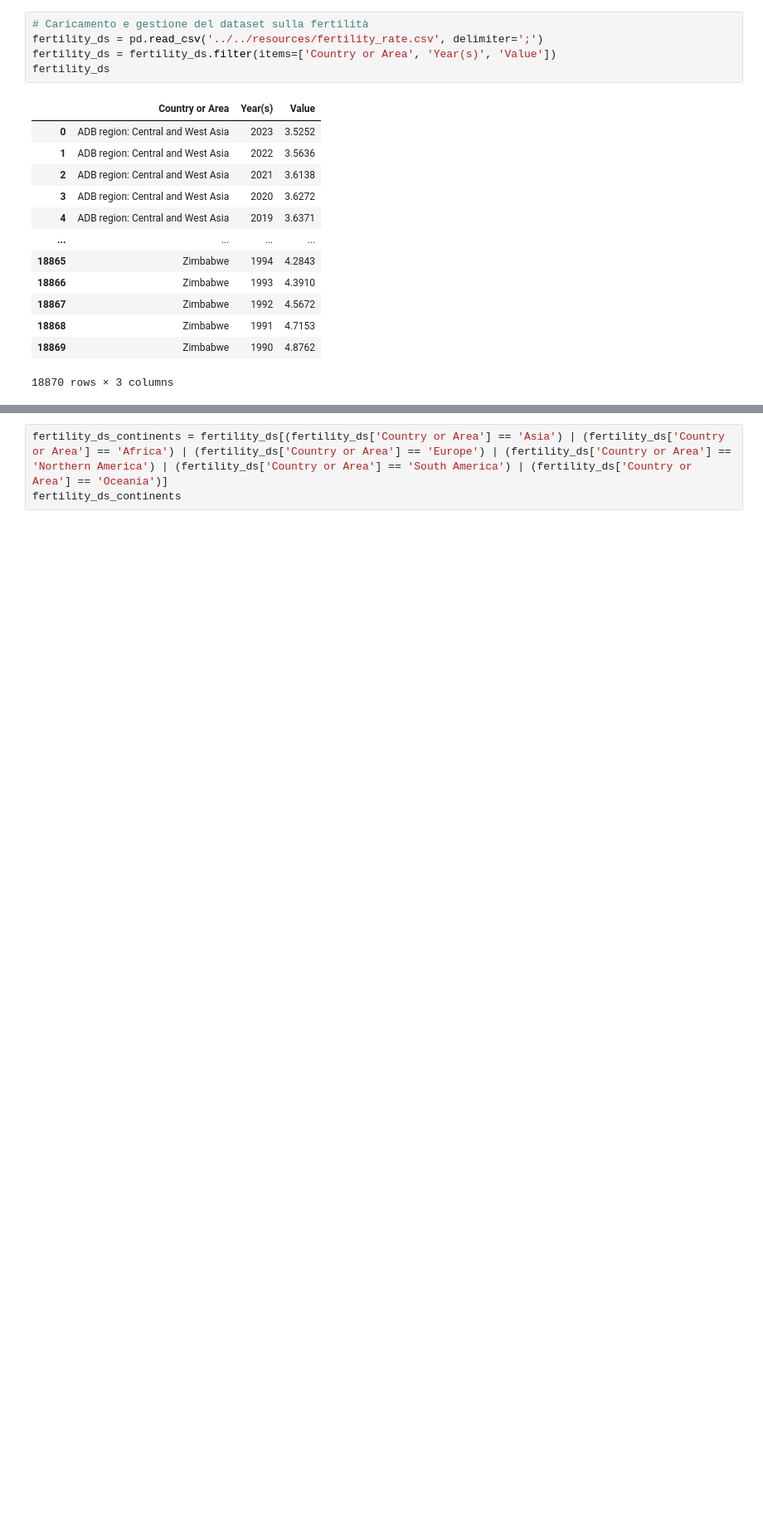
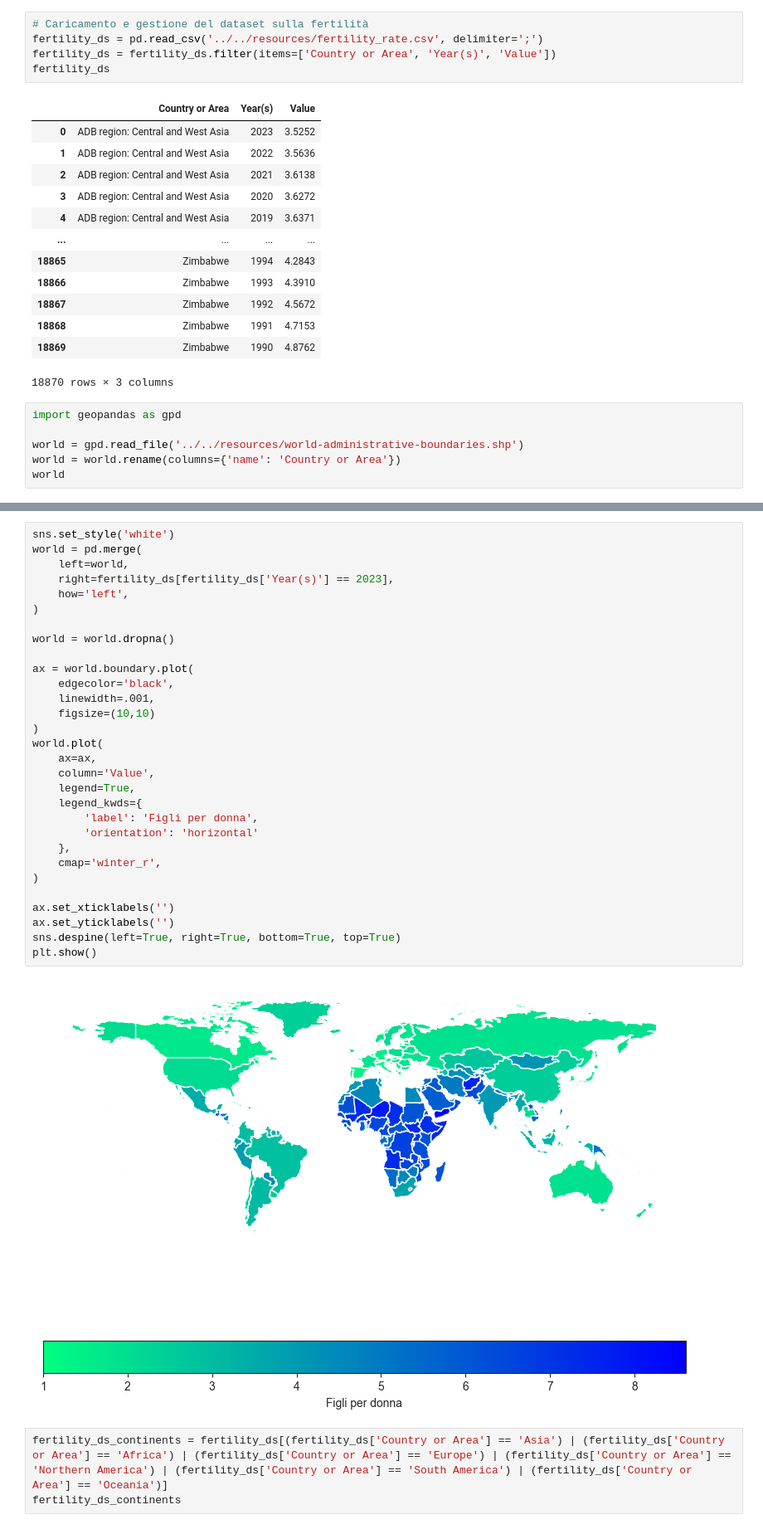
Before and after one commit to ByZeroMatt/SciVis_Project_2024, a Jupyter notebook: src/main/main.ipynb, the cells around one changed output, grey strips where cells are left out. Shown at 83% size. Cells and saved outputs as stored; diff of their text form; blank space fills up the shorter version.

```diff
--- a/src/main/main.ipynb
+++ b/src/main/main.ipynb
@@ -24,3 +24,9 @@ fertility_ds
 | 18868 | Zimbabwe | 1991 | 4.7153 |
 | 18869 | Zimbabwe | 1990 | 4.8762 |
 18870 rows × 3 columns
+# %%
+import geopandas as gpd
+
+world = gpd.read_file('../../resources/world-administrative-boundaries.shp')
+world = world.rename(columns={'name': 'Country or Area'})
+world
@@ -27,3 +47,35 @@ fertility_ds
+# %%
+sns.set_style('white')
+world = pd.merge(
+    left=world,
+    right=fertility_ds[fertility_ds['Year(s)'] == 2023],
+    how='left',
+)
+
+world = world.dropna()
+
+ax = world.boundary.plot(
+    edgecolor='black',
+    linewidth=.001,
+    figsize=(10,10)
+)
+world.plot(
+    ax=ax,
+    column='Value',
+    legend=True,
+    legend_kwds={
+        'label': 'Figli per donna',
+        'orientation': 'horizontal'
+    },
+    cmap='winter_r',
+)
+
+ax.set_xticklabels('')
+ax.set_yticklabels('')
+sns.despine(left=True, right=True, bottom=True, top=True)
+plt.show()
+# %% [output]
+[figure, added]
 # %%
 fertility_ds_continents = fertility_ds[(fertility_ds['Country or Area'] == 'Asia') | (fertility_ds['Country or Area'] == 'Africa') | (fertility_ds['Country or Area'] == 'Europe') | (fertility_ds['Country or Area'] == 'Northern America') | (fertility_ds['Country or Area'] == 'South America') | (fertility_ds['Country or Area'] == 'Oceania')]
 fertility_ds_continents
```
Also changed, not shown: parts of 4 cells of this notebook, 5 other files.
